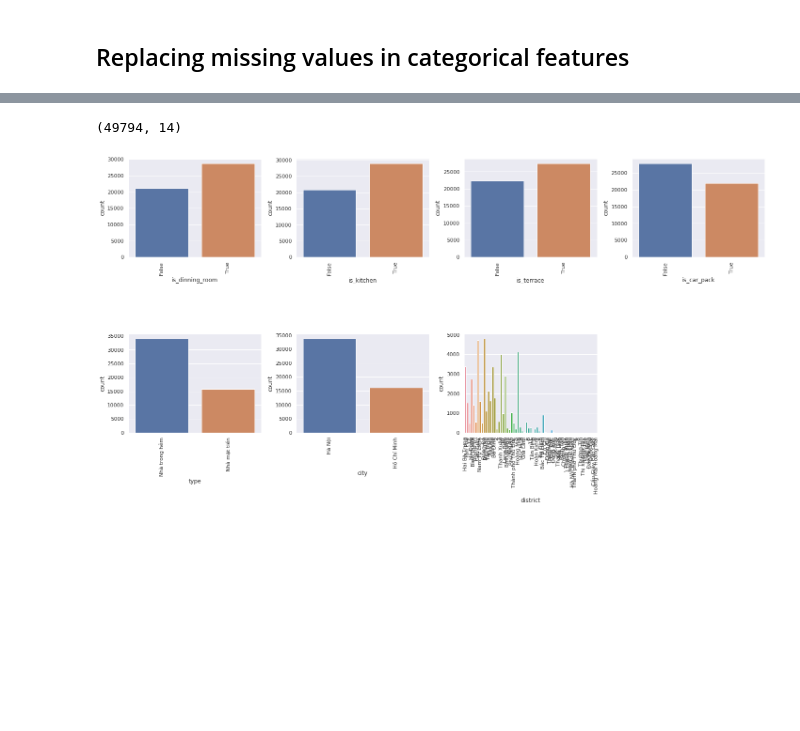
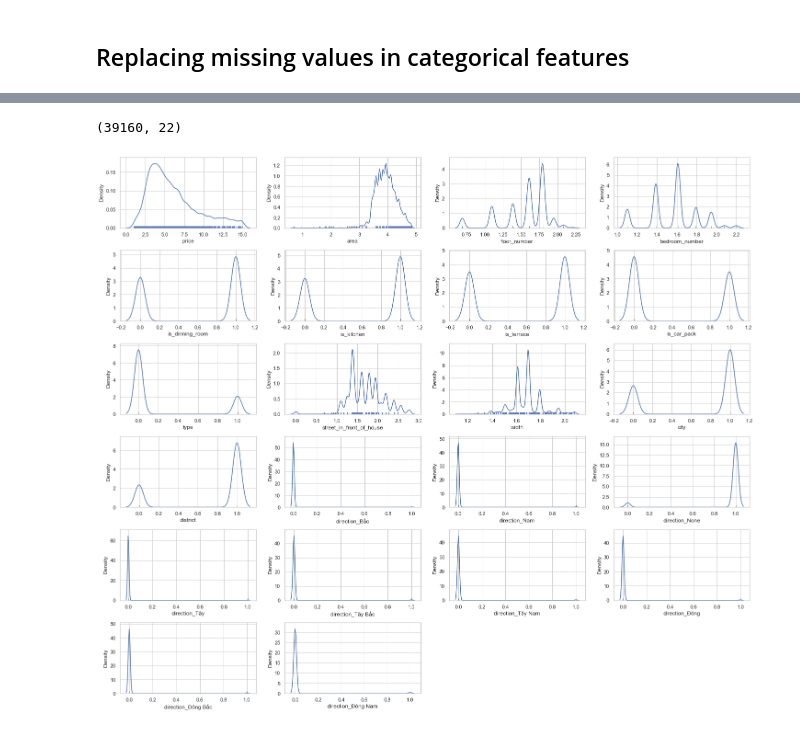
Before and after one commit to trannguyenhan/house-price-prediction, a Jupyter notebook: src/eda.ipynb, the cells around one changed output, grey strips where cells are left out. Drawn from its saved outputs; the diff is of its cells as text; code cells hidden in the pictures; blank space fills up the shorter version.

```diff
--- a/src/eda.ipynb
+++ b/src/eda.ipynb
@@ -437,0 +433,8 @@ def convert_direction(direction):
+# %%
+features_categorical = df.select_dtypes(include=['object', 'bool'])
+fig = plt.figure(figsize = (20,50))
+for i in range(len(features_categorical.columns)):
+    fig.add_subplot(10, 4, i+1)
+    ax = sns.countplot(features_categorical.iloc[:,i].dropna())
+    plt.xticks(rotation = 90)
+plt.tight_layout()
@@ -438,10 +445,19 @@ def convert_direction(direction):
+# %%
+def convert_binary_district(district):
+    for i in range(len(district)):
+        if district[i] == 'Nội thành':
+            district[i] = 1
+        else:
+            district[i] = 0
+
+    return district
 # %%
 district = df['district'].tolist()
 city = df['city'].tolist()
 #direction = df['direction'].tolist()
 typ = df['type'].tolist()
 
-district = convert_district(district)
+district = convert_binary_district(district)
 city = convert_city(city)
 #direction = convert_direction(direction)
 typ = convert_type(typ)
@@ -449,6 +465,7 @@ typ = convert_type(typ)
 df['district'] = district
 df['city'] = city
 #df['direction'] = direction
+df = pd.get_dummies(df, columns=['direction'])
 df['type'] = typ
 df['is_dinning_room'] = df['is_dinning_room'].astype(int)
 df['is_kitchen'] = df['is_kitchen'].astype(int)
@@ -457,16 +474,21 @@ df['is_car_pack'] = df['is_car_pack'].astype(int)
 
 df.shape
 # %% [output]
-(49794, 14)
+(39160, 22)
+# %%
+columns = ['width', 'floor_number', 'bedroom_number', 'street_in_front_of_house', 'area']
+for i in columns:
+    df[i] = np.log(1 + df[i])
 # %%
-features_categorical = df[['is_dinning_room', 'is_kitchen', 'is_terrace', 'is_car_pack', 'type', 'city', 'district']]
+features_numerical = df.select_dtypes(exclude=['object', 'bool']).copy()
 
-fig = plt.figure(figsize = (20,50))
-for i in range(len(features_categorical.columns)):
-    fig.add_subplot(10, 4, i+1)
-    ax = sns.countplot(features_categorical.iloc[:,i].dropna())
-    plt.xticks(rotation = 90)
+fig = plt.figure(figsize = (20,25))
+sns.set(style = 'whitegrid')
+for i in range(len(features_numerical.columns)):
+    fig.add_subplot(9, 4, i+1)
+    sns.distplot(features_numerical.iloc[:,i].dropna(), rug = True, hist = False, kde_kws = {'bw':0.1}, color = 'b')
+    plt.xlabel(features_numerical.columns[i])
 plt.tight_layout()
 # %% [output]
-[figure, old version]
+[figure, new version]
 # %%
```
Also changed, not shown: parts of 28 cells of this notebook, 13 other files.
